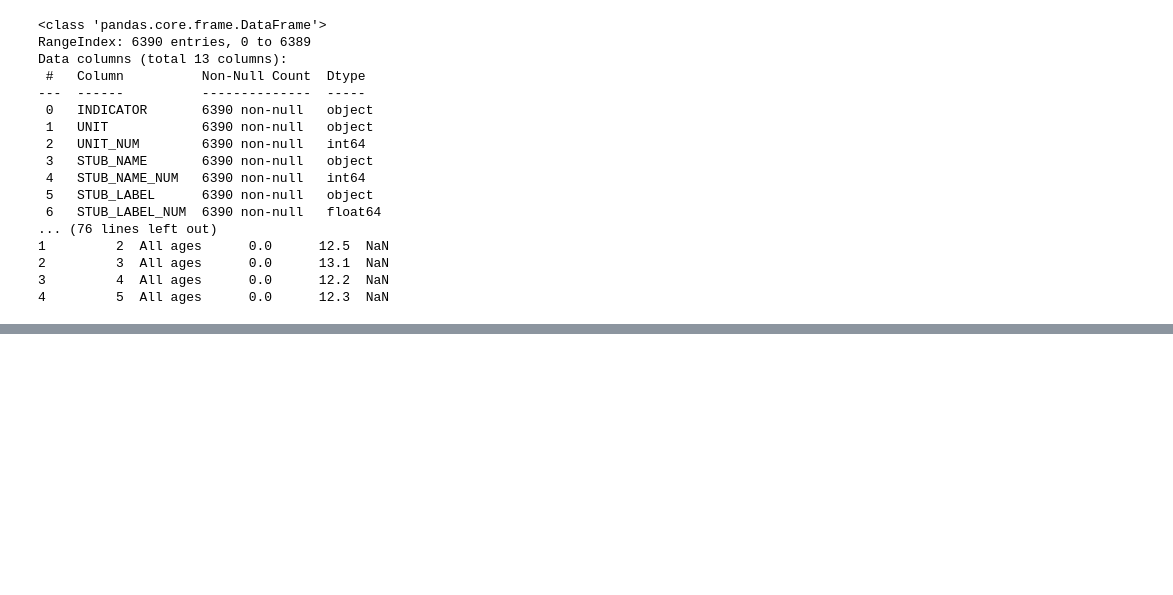
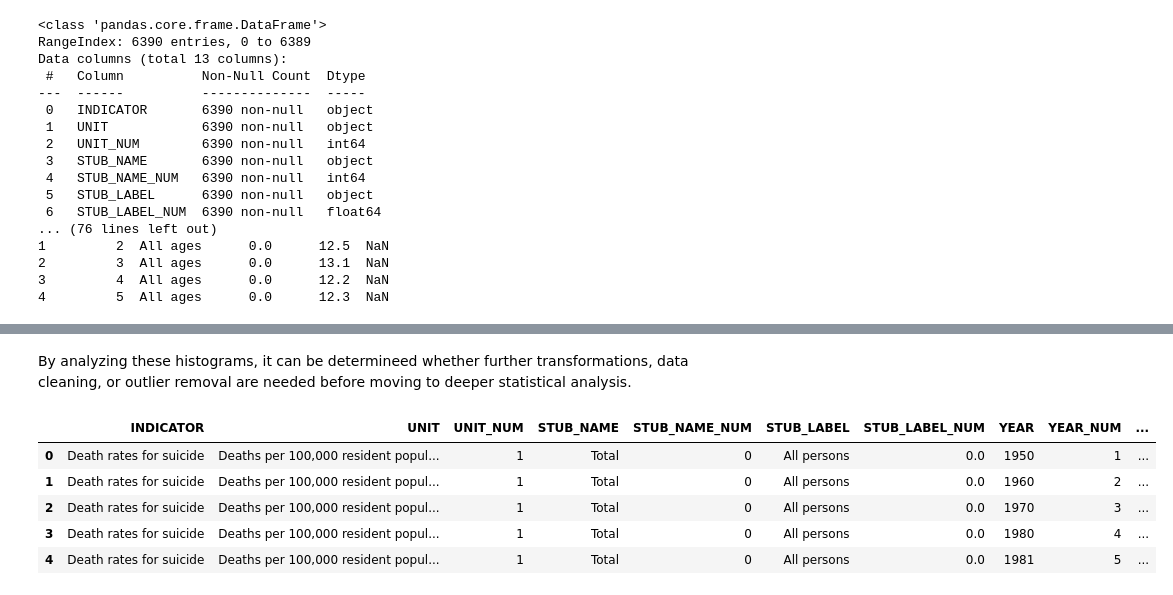
Before and after one commit to ssowers2/datafun-06-eda, a Jupyter notebook: sowers_eda.ipynb, the cells around one changed output, grey strips where cells are left out. Drawn from its saved outputs; the diff is of its cells as text; code cells hidden in the pictures; blank space fills up the shorter version.

```diff
--- a/sowers_eda.ipynb
+++ b/sowers_eda.ipynb
@@ -51,0 +74,17 @@ Suicide Rate Trends Over Time: Highlighting Peak & Lowest Suicide Rates
+# %% [markdown]
+By analyzing these histograms, it can be determineed whether further transformations, data cleaning, or outlier removal are needed before moving to deeper statistical analysis.
+# %%
+import pandas as pd
+
+# Load the dataset
+df = pd.read_csv('data/suicide_data.csv')
+
+# Display first 5 rows
+df.head()
+# %% [output]
+|  | INDICATOR | UNIT | UNIT_NUM | STUB_NAME | STUB_NAME_NUM | STUB_LABEL | STUB_LABEL_NUM | YEAR | YEAR_NUM | ... |
+| 0 | Death rates for suicide | Deaths per 100,000 resident popul... | 1 | Total | 0 | All persons | 0.0 | 1950 | 1 | ... |
+| 1 | Death rates for suicide | Deaths per 100,000 resident popul... | 1 | Total | 0 | All persons | 0.0 | 1960 | 2 | ... |
+| 2 | Death rates for suicide | Deaths per 100,000 resident popul... | 1 | Total | 0 | All persons | 0.0 | 1970 | 3 | ... |
+| 3 | Death rates for suicide | Deaths per 100,000 resident popul... | 1 | Total | 0 | All persons | 0.0 | 1980 | 4 | ... |
+| 4 | Death rates for suicide | Deaths per 100,000 resident popul... | 1 | Total | 0 | All persons | 0.0 | 1981 | 5 | ... |
```
Also changed, not shown: parts of 20 cells of this notebook, 8 other files.
